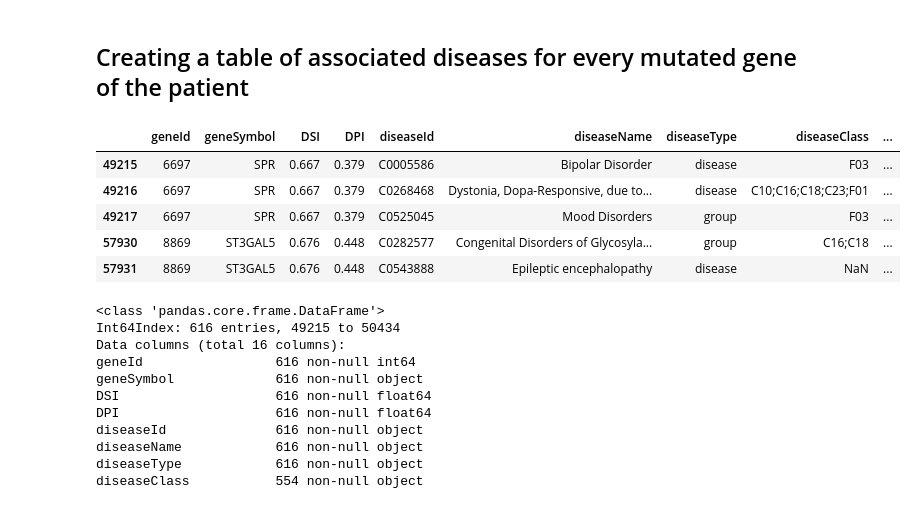
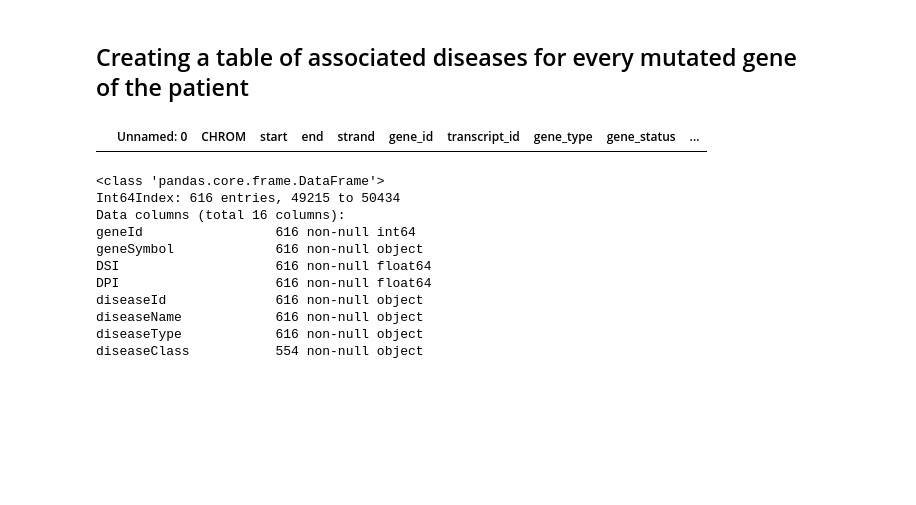
Before and after one commit to hlml-toronto/undiagnosed-1, a Jupyter notebook: script.ipynb, the cells around one changed output. Drawn from its saved outputs; the diff is of its cells as text; code cells hidden in the pictures; blank space fills up the shorter version.

Commit message:
Added all top ten diseases

```diff
--- a/script.ipynb
+++ b/script.ipynb
@@ -127,19 +127,20 @@ metabolic_filename = 'shortened_metabolic.csv'
 pediatric_filename = 'shortened_Pediatric.csv'
 carrier_filename = 'shortened_Carrier.csv'
 cardioneuro_filename = 'shortened_CardioNeuro.csv'
-
-exon_filename = 'shortened_Exon.csv'
+exome_filename = 'shortened_Exome.csv'
 
 
 metabolic_var_genes = pd.read_csv(metabolic_filename)
 pediatric_var_genes = pd.read_csv(pediatric_filename)
 carrier_var_genes = pd.read_csv(carrier_filename)
 cardioneuro_var_genes = pd.read_csv(cardioneuro_filename)
+exome_var_genes = pd.read_csv(exome_filename)
 
 metabolic_diseases = pd.DataFrame()
 pediatric_diseases = pd.DataFrame()
 carrier_diseases = pd.DataFrame()
 cardioneuro_diseases = pd.DataFrame()
+exome_diseases = pd.DataFrame()
 
 for variant in metabolic_var_genes.itertuples():
     metabolic_diseases = metabolic_diseases.append(gene_disease[gene_disease.geneSymbol == variant.gene_name])
@@ -152,15 +153,13 @@ for variant in carrier_var_genes.itertuples():
 
 for variant in cardioneuro_var_genes.itertuples():
     cardioneuro_diseases = cardioneuro_diseases.append(gene_disease[gene_disease.geneSymbol == variant.gene_name])
+
+for variant in exome_var_genes.itertuples():
+    exome_diseases = exome_diseases.append(gene_disease[gene_disease.geneSymbol == variant.gene_name])
 # %%
-metabolic_diseases.head()
+exome_var_genes.head()
 # %% [output]
-|  | geneId | geneSymbol | DSI | DPI | diseaseId | diseaseName | diseaseType | diseaseClass | ... |
-| 49215 | 6697 | SPR | 0.667 | 0.379 | C0005586 | Bipolar Disorder | disease | F03 | ... |
-| 49216 | 6697 | SPR | 0.667 | 0.379 | C0268468 | Dystonia, Dopa-Responsive, due to... | disease | C10;C16;C18;C23;F01 | ... |
-| 49217 | 6697 | SPR | 0.667 | 0.379 | C0525045 | Mood Disorders | group | F03 | ... |
-| 57930 | 8869 | ST3GAL5 | 0.676 | 0.448 | C0282577 | Congenital Disorders of Glycosyla... | group | C16;C18 | ... |
-| 57931 | 8869 | ST3GAL5 | 0.676 | 0.448 | C0543888 | Epileptic encephalopathy | disease | NaN | ... |
+|  | Unnamed: 0 | CHROM | start | end | strand | gene_id | transcript_id | gene_type | gene_status | ... |
 # %%
 metabolic_diseases.info()
 # %% [output]
```
Also changed, not shown: parts of 19 cells of this notebook, 5 other files.
